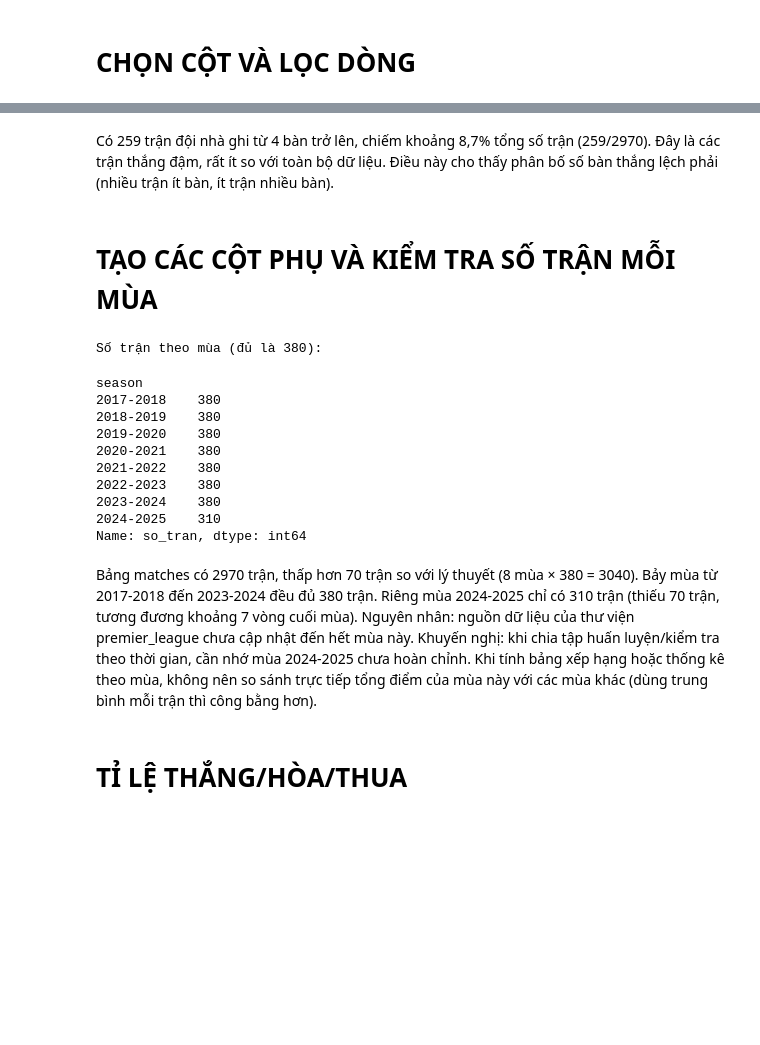
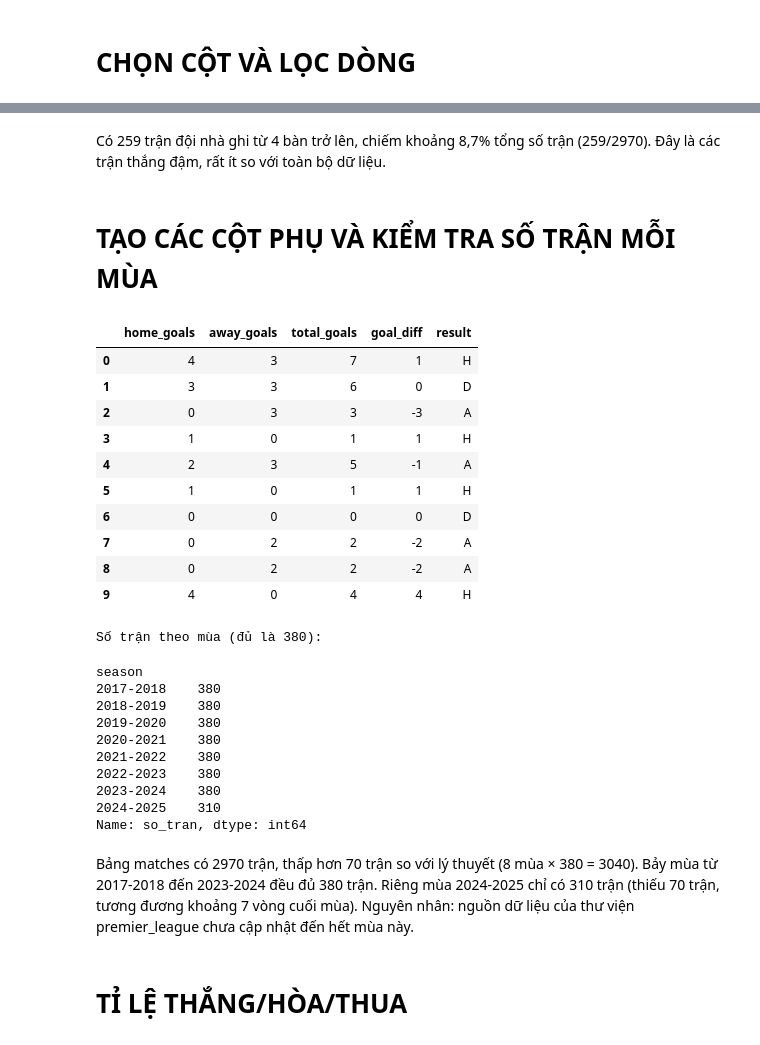
Before and after one commit to sunkd07/Predicting_the_scores_of_EPL_matches, a Jupyter notebook: eda.ipynb, the cells around one changed output, grey strips where cells are left out. Cells and saved outputs as stored; diff of their text form; code cells hidden in the pictures; blank space fills up the shorter version.

```diff
--- a/eda.ipynb
+++ b/eda.ipynb
@@ -95,19 +91,30 @@ matches[matches["home_goals"] > 3]
 # %% [markdown]
-Có 259 trận đội nhà ghi từ 4 bàn trở lên, chiếm khoảng 8,7% tổng số trận (259/2970). Đây là các trận thắng đậm, rất ít so với toàn bộ dữ liệu. Điều này cho thấy phân bố số bàn thắng lệch phải (nhiều trận ít bàn, ít trận nhiều bàn).
+Có 259 trận đội nhà ghi từ 4 bàn trở lên, chiếm khoảng 8,7% tổng số trận (259/2970). Đây là các trận thắng đậm, rất ít so với toàn bộ dữ liệu.
 # %% [markdown]
 # TẠO CÁC CỘT PHỤ VÀ KIỂM TRA SỐ TRẬN MỖI MÙA
 # %%
 matches["total_goals"] = matches["home_goals"] + matches["away_goals"]
 matches["goal_diff"] = matches["home_goals"] - matches["away_goals"]
 matches["result"] = np.select(
     [matches["goal_diff"] > 0, matches["goal_diff"] < 0],
     ["H", "A"],
     default="D"
 )
-
+display(matches[["home_goals", "away_goals", "total_goals", "goal_diff", "result"]].head(10))
 print("Số trận theo mùa (đủ là 380):")
 display(matches.groupby("season").size().rename("so_tran"))
 # %% [output]
+|  | home_goals | away_goals | total_goals | goal_diff | result |
+| 0 | 4 | 3 | 7 | 1 | H |
+| 1 | 3 | 3 | 6 | 0 | D |
+| 2 | 0 | 3 | 3 | -3 | A |
+| 3 | 1 | 0 | 1 | 1 | H |
+| 4 | 2 | 3 | 5 | -1 | A |
+| 5 | 1 | 0 | 1 | 1 | H |
+| 6 | 0 | 0 | 0 | 0 | D |
+| 7 | 0 | 2 | 2 | -2 | A |
+| 8 | 0 | 2 | 2 | -2 | A |
+| 9 | 4 | 0 | 4 | 4 | H |
 Số trận theo mùa (đủ là 380):
 season
 2017-2018    380
@@ -120,7 +127,7 @@ season
 2024-2025    310
 Name: so_tran, dtype: int64
 # %% [markdown]
-Bảng matches có 2970 trận, thấp hơn 70 trận so với lý thuyết (8 mùa × 380 = 3040). Bảy mùa từ 2017-2018 đến 2023-2024 đều đủ 380 trận. Riêng mùa 2024-2025 chỉ có 310 trận (thiếu 70 trận, tương đương khoảng 7 vòng cuối mùa). Nguyên nhân: nguồn dữ liệu của thư viện premier_league chưa cập nhật đến hết mùa này. Khuyến nghị: khi chia tập huấn luyện/kiểm tra theo thời gian, cần nhớ mùa 2024-2025 chưa hoàn chỉnh. Khi tính bảng xếp hạng hoặc thống kê theo mùa, không nên so sánh trực tiếp tổng điểm của mùa này với các mùa khác (dùng trung bình mỗi trận thì công bằng hơn).
+Bảng matches có 2970 trận, thấp hơn 70 trận so với lý thuyết (8 mùa × 380 = 3040). Bảy mùa từ 2017-2018 đến 2023-2024 đều đủ 380 trận. Riêng mùa 2024-2025 chỉ có 310 trận (thiếu 70 trận, tương đương khoảng 7 vòng cuối mùa). Nguyên nhân: nguồn dữ liệu của thư viện premier_league chưa cập nhật đến hết mùa này.
 # %% [markdown]
 # TỈ LỆ THẮNG/HÒA/THUA
 # %%
```
Also changed, not shown: parts of 11 cells of this notebook.
